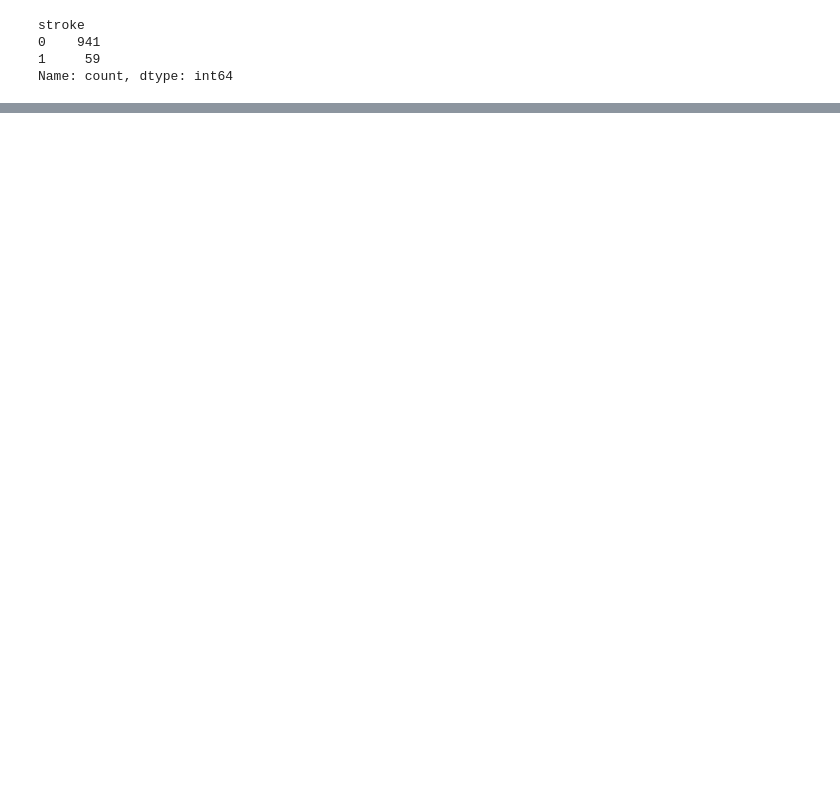
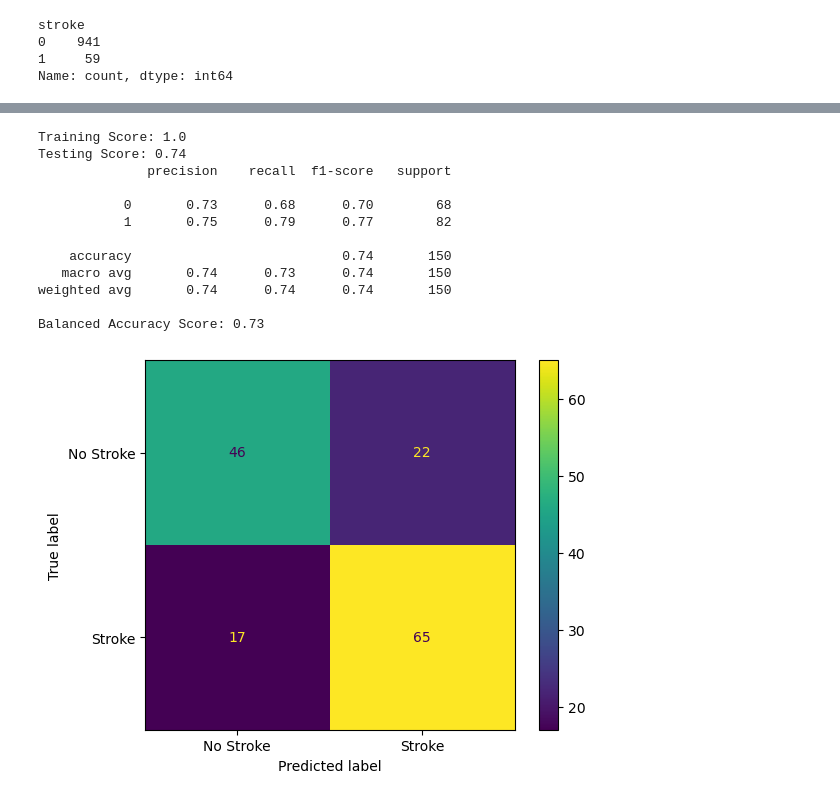
Before and after one commit to matildawangh/example, a Jupyter notebook: Project2_Group7_Notes2-dsg.ipynb, the cells around one changed output, grey strips where cells are left out. Drawn from its saved outputs; the diff is of its cells as text; code cells hidden in the pictures; blank space fills up the shorter version.

```diff
--- a/Project2_Group7_Notes2-dsg.ipynb
+++ b/Project2_Group7_Notes2-dsg.ipynb
@@ -1146,0 +1431,27 @@ print(balanced_accuracy_score(y_1, y_pred_sample))
+# %%
+model = ExtraTreesClassifier(random_state=1)
+model.fit(X_train,y_train)
+y_pred = model.predict(X_test)
+
+# Evaluate the model
+print(f'Training Score: {model.score(X_train, y_train)}')
+print(f'Testing Score: {model.score(X_test, y_test)}')
+print(f'{classification_report(y_test,y_pred)}')
+
+ConfusionMatrixDisplay(confusion_matrix(y_test,y_pred),display_labels=['No Stroke','Stroke']).plot()
+
+print(f'Balanced Accuracy Score: {balanced_accuracy_score(y_test, y_pred):.2f}')
+# %% [output]
+Training Score: 1.0
+Testing Score: 0.74
+              precision    recall  f1-score   support
+
+           0       0.73      0.68      0.70        68
+           1       0.75      0.79      0.77        82
+
+    accuracy                           0.74       150
+   macro avg       0.74      0.73      0.74       150
+weighted avg       0.74      0.74      0.74       150
+
+Balanced Accuracy Score: 0.73
+[figure, added]
```
Also changed, not shown: parts of 51 cells of this notebook.
